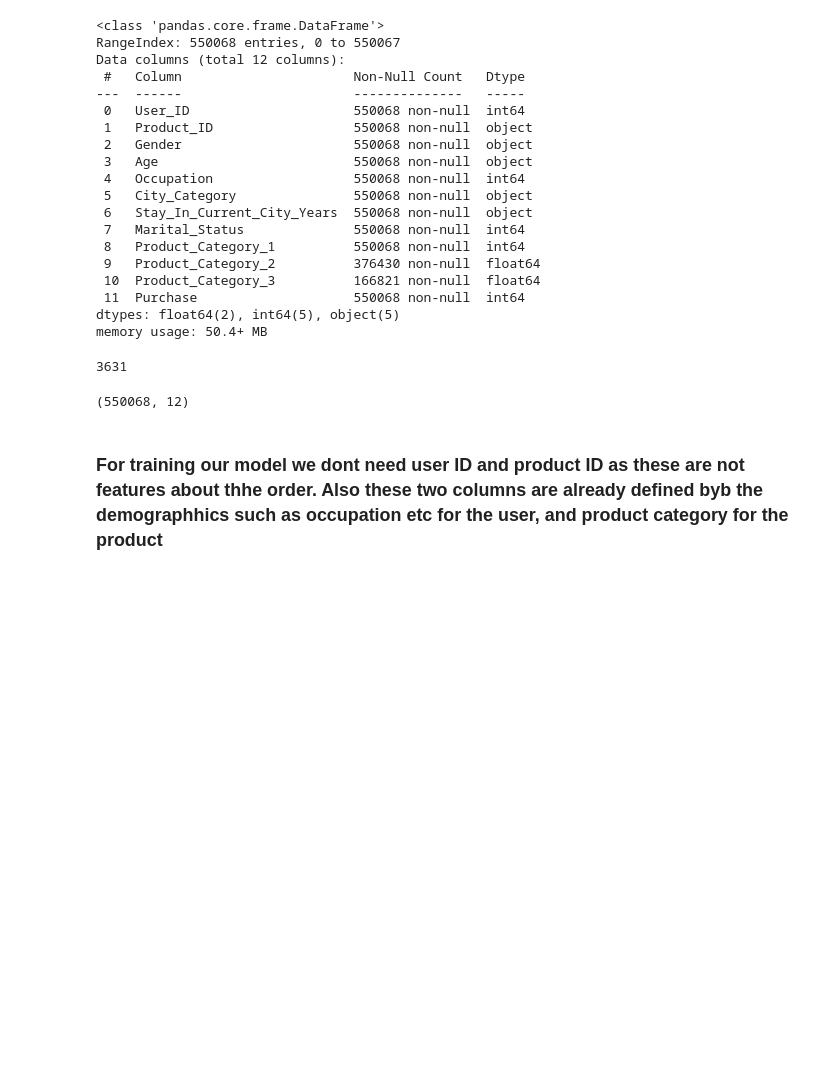
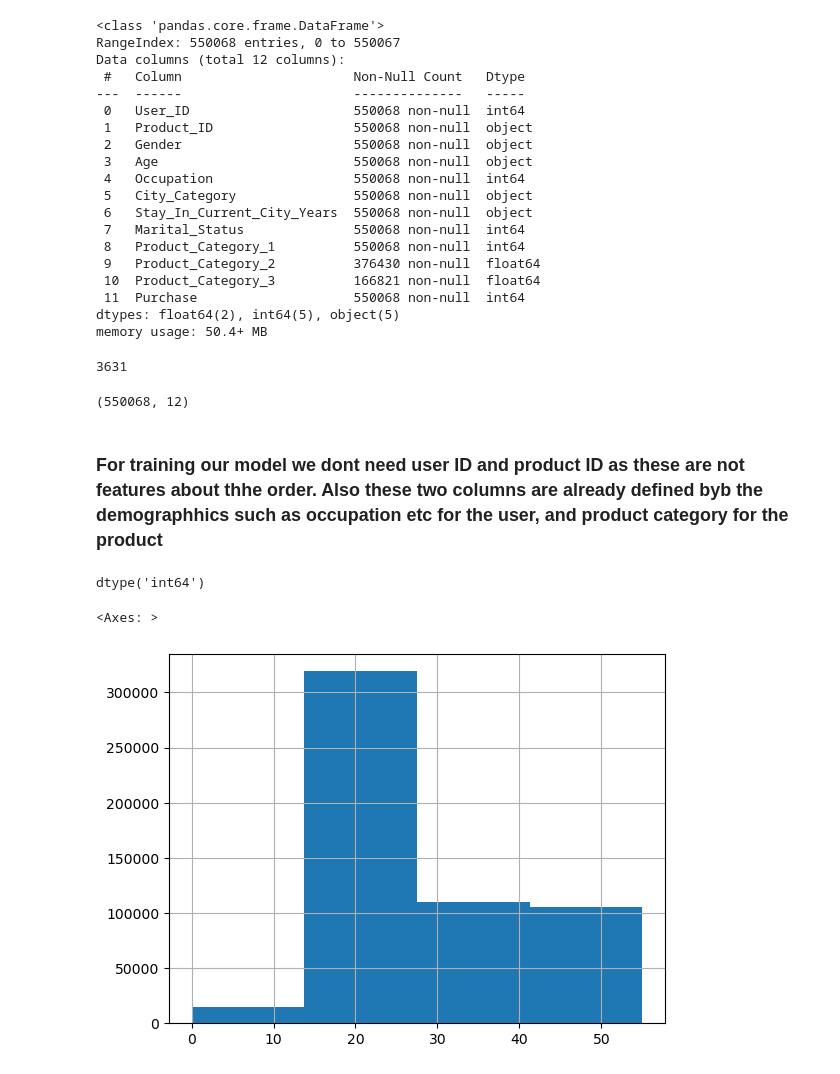
Before and after one commit to umais2005/BlackFridaySale-Analysis, a Jupyter notebook: BlackFriday Model.ipynb, the cells around one changed output. Cells and saved outputs as stored; diff of their text form; code cells hidden in the pictures; blank space fills up the shorter version.

```diff
--- a/BlackFriday Model.ipynb
+++ b/BlackFriday Model.ipynb
@@ -45,0 +55,8 @@ sales.shape
+# %%
+sales.drop('Age', axis=1, inplace=True)
+# %%
+sales = sales.rename({"Stay_In_Current_City_Years":"Stay_In_Current_City_Years_Atleast"}, axis=1)
+# %%
+sales['Stay_In_Current_City_Years_Atleast'] = sales['Stay_In_Current_City_Years_Atleast'].str.extract(r'(-?\d*\.?\d+)')
+# %%
+sales = sales.astype('object')
@@ -45,0 +67,9 @@ sales.shape
+# %%
+sales.Age_More_Than.dtype
+# %% [output]
+dtype('int64')
+# %%
+sales['Age_More_Than'].hist(bins=4)
+# %% [output]
+<Axes: >
+[figure, added]
```
Also changed, not shown: parts of 30 cells of this notebook, 1 other file.
